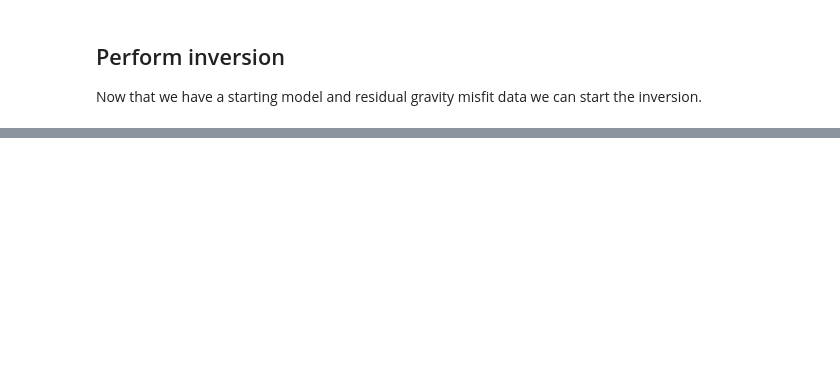
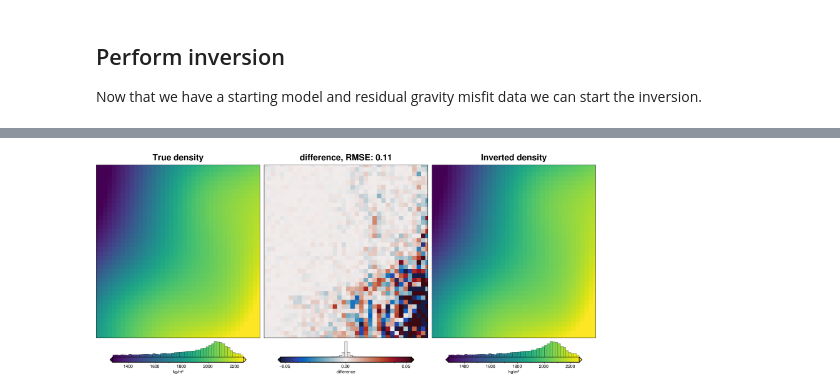
Before and after one commit to mdtanker/invert4geom, a Jupyter notebook: docs/how_to/density_inversion.ipynb, the cells around one changed output, grey strips where cells are left out. Cells and saved outputs as stored; diff of their text form; code cells hidden in the pictures; blank space fills up the shorter version.

```diff
--- a/docs/how_to/density_inversion.ipynb
+++ b/docs/how_to/density_inversion.ipynb
@@ -80,7 +86,7 @@ coords = vd.grid_coordinates(
     region=region,
     spacing=spacing,
     pixel_register=False,
-    extra_coords=100,  # survey elevation
+    extra_coords=1000,  # survey elevation
 )
 
 # grid the coordinates
@@ -160,12 +232,15 @@ inv.plot_inversion_results(
 # %%
 _ = polar_utils.grd_compare(
     true_density,
     inv.model.density_contrast,
     grid1_name="True density",
     grid2_name="Inverted density",
     robust=True,
     hist=True,
     inset=False,
     verbose="q",
     title="difference",
+    cbar_label="kg/m³",
 )
+# %% [output]
+[figure, added]
```
Also changed, not shown: parts of 15 cells of this notebook.
